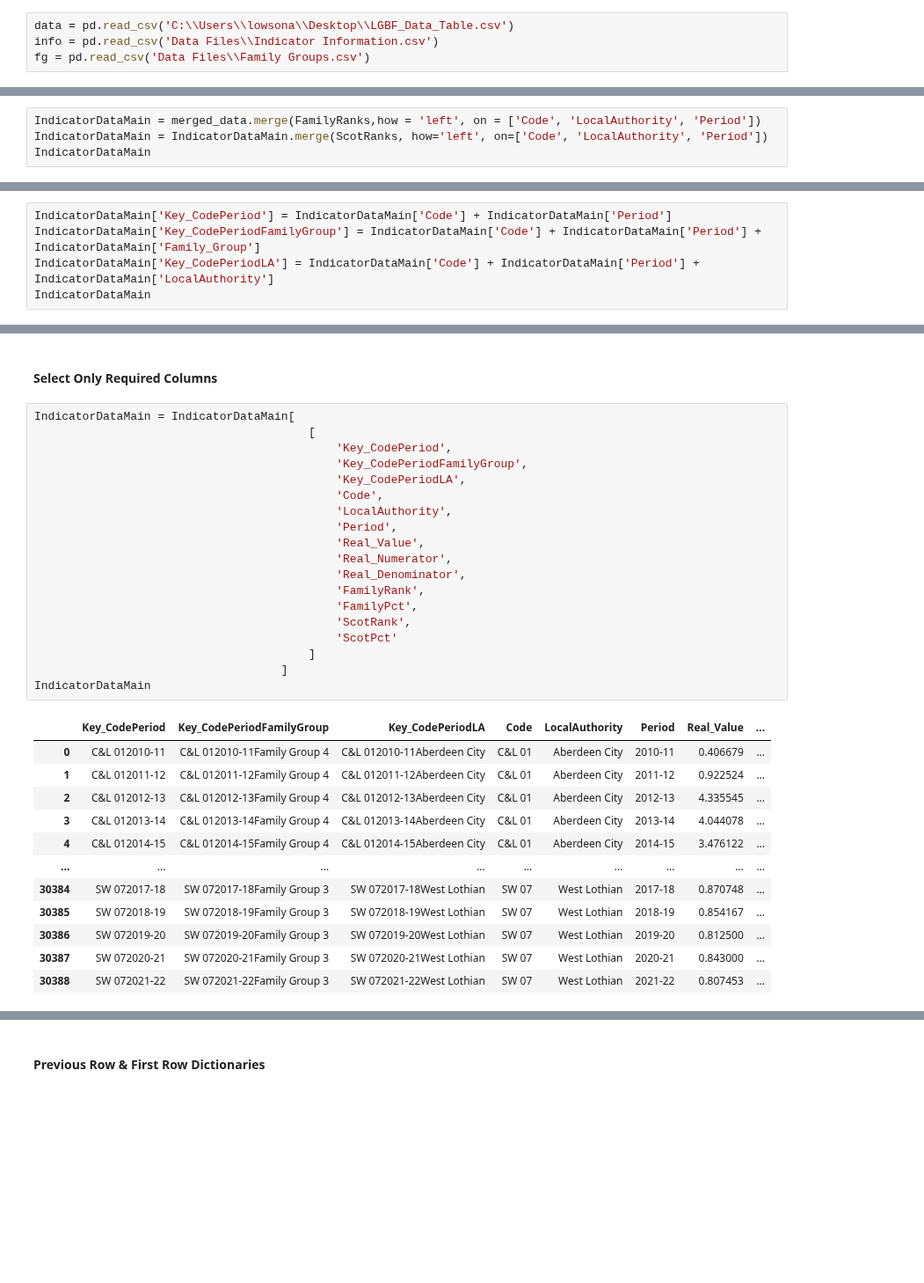
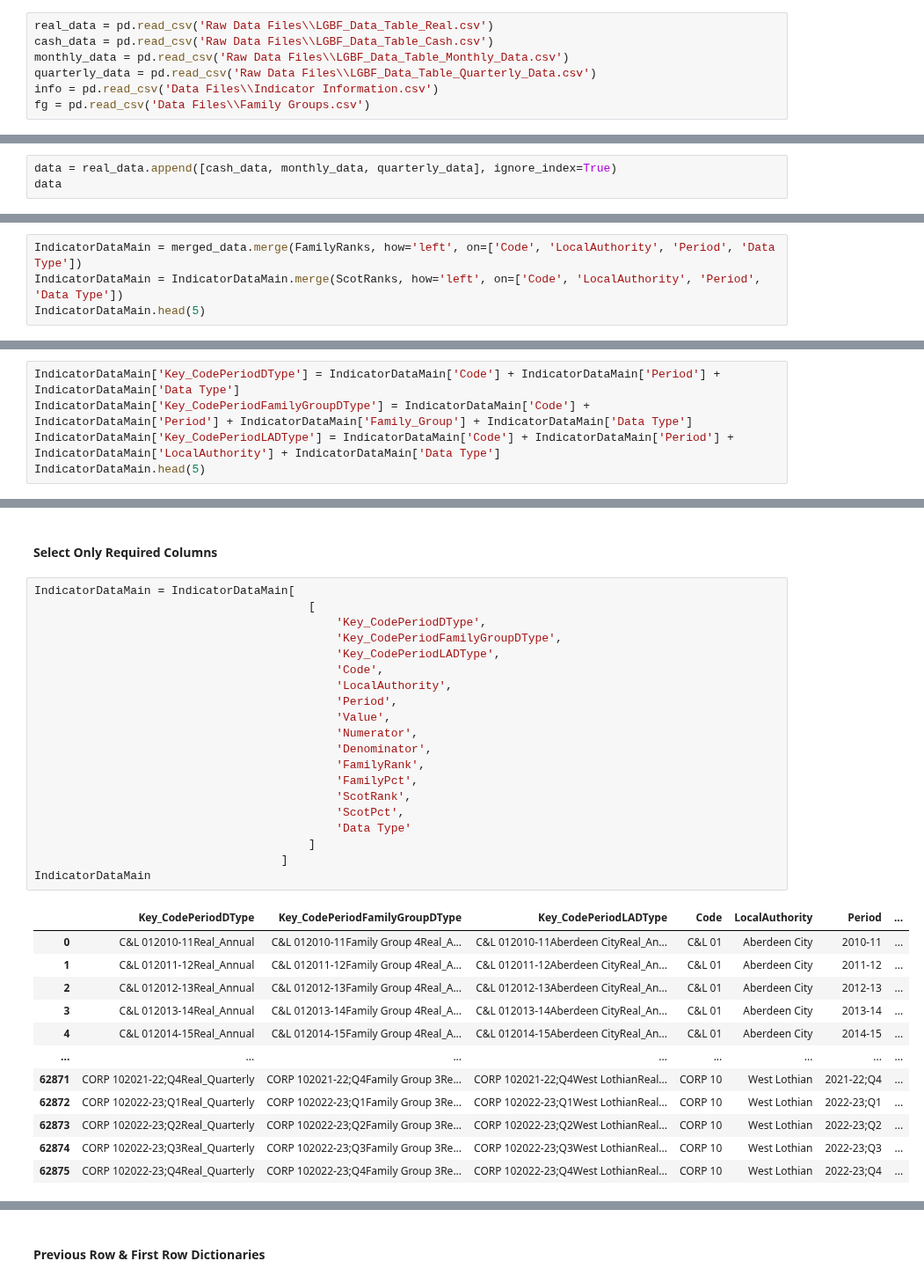
Before and after one commit to SC-TPP/LGBF, a Jupyter notebook: Transform LGBF Data File.ipynb, the cells around one changed output, grey strips where cells are left out. Shown at 88% size. Cells and saved outputs as stored; diff of their text form; blank space fills up the shorter version.

```diff
--- a/Transform LGBF Data File.ipynb
+++ b/Transform LGBF Data File.ipynb
@@ -9,6 +9,9 @@ import math
 # %% [markdown]
 ### Load data from CSVs
 # %%
-data = pd.read_csv('C:\\Users\\lowsona\\Desktop\\LGBF_Data_Table.csv')
+real_data = pd.read_csv('Raw Data Files\\LGBF_Data_Table_Real.csv')
+cash_data = pd.read_csv('Raw Data Files\\LGBF_Data_Table_Cash.csv')
+monthly_data = pd.read_csv('Raw Data Files\\LGBF_Data_Table_Monthly_Data.csv')
+quarterly_data = pd.read_csv('Raw Data Files\\LGBF_Data_Table_Quarterly_Data.csv')
 info = pd.read_csv('Data Files\\Indicator Information.csv')
 fg = pd.read_csv('Data Files\\Family Groups.csv')
@@ -14,0 +48,3 @@ fg = pd.read_csv('Data Files\\Family Groups.csv')
+# %%
+data = real_data.append([cash_data, monthly_data, quarterly_data], ignore_index=True)
+data
@@ -464,7 +540,7 @@ ScotRanks
 # %% [markdown]
 #### Merge Rankings into Main Data
 # %%
-IndicatorDataMain = merged_data.merge(FamilyRanks,how = 'left', on = ['Code', 'LocalAuthority', 'Period'])
-IndicatorDataMain = IndicatorDataMain.merge(ScotRanks, how='left', on=['Code', 'LocalAuthority', 'Period'])
-IndicatorDataMain
+IndicatorDataMain = merged_data.merge(FamilyRanks, how='left', on=['Code', 'LocalAuthority', 'Period', 'Data Type'])
+IndicatorDataMain = IndicatorDataMain.merge(ScotRanks, how='left', on=['Code', 'LocalAuthority', 'Period', 'Data Type'])
+IndicatorDataMain.head(5)
 # %% [output]
@@ -486,8 +555,8 @@ IndicatorDataMain
 # %% [markdown]
 #### Add Keys
 # %%
-IndicatorDataMain['Key_CodePeriod'] = IndicatorDataMain['Code'] + IndicatorDataMain['Period']
-IndicatorDataMain['Key_CodePeriodFamilyGroup'] = IndicatorDataMain['Code'] + IndicatorDataMain['Period'] + IndicatorDataMain['Family_Group']
-IndicatorDataMain['Key_CodePeriodLA'] = IndicatorDataMain['Code'] + IndicatorDataMain['Period'] + IndicatorDataMain['LocalAuthority']
-IndicatorDataMain
+IndicatorDataMain['Key_CodePeriodDType'] = IndicatorDataMain['Code'] + IndicatorDataMain['Period'] + IndicatorDataMain['Data Type']
+IndicatorDataMain['Key_CodePeriodFamilyGroupDType'] = IndicatorDataMain['Code'] + IndicatorDataMain['Period'] + IndicatorDataMain['Family_Group'] + IndicatorDataMain['Data Type']
+IndicatorDataMain['Key_CodePeriodLADType'] = IndicatorDataMain['Code'] + IndicatorDataMain['Period'] + IndicatorDataMain['LocalAuthority'] + IndicatorDataMain['Data Type']
+IndicatorDataMain.head(5)
 # %% [output]
@@ -509,32 +572,33 @@ IndicatorDataMain
 # %%
 IndicatorDataMain = IndicatorDataMain[
                                         [
-                                            'Key_CodePeriod',
-                                            'Key_CodePeriodFamilyGroup',
-                                            'Key_CodePeriodLA',
+                                            'Key_CodePeriodDType',
+                                            'Key_CodePeriodFamilyGroupDType',
+                                            'Key_CodePeriodLADType',
                                             'Code',
                                             'LocalAuthority',
                                             'Period',
-                                            'Real_Value',
-                                            'Real_Numerator',
-                                            'Real_Denominator',
+                                            'Value',
+                                            'Numerator',
+                                            'Denominator',
                                             'FamilyRank',
                                             'FamilyPct',
                                             'ScotRank',
-                                            'ScotPct'
+                                            'ScotPct',
+                                            'Data Type'
                                         ]
                                     ]
 IndicatorDataMain
 # %% [output]
-|  | Key_CodePeriod | Key_CodePeriodFamilyGroup | Key_CodePeriodLA | Code | LocalAuthority | Period | Real_Value | ... |
-| 0 | C&L 012010-11 | C&L 012010-11Family Group 4 | C&L 012010-11Aberdeen City | C&L 01 | Aberdeen City | 2010-11 | 0.406679 | ... |
-| 1 | C&L 012011-12 | C&L 012011-12Family Group 4 | C&L 012011-12Aberdeen City | C&L 01 | Aberdeen City | 2011-12 | 0.922524 | ... |
-| 2 | C&L 012012-13 | C&L 012012-13Family Group 4 | C&L 012012-13Aberdeen City | C&L 01 | Aberdeen City | 2012-13 | 4.335545 | ... |
-| 3 | C&L 012013-14 | C&L 012013-14Family Group 4 | C&L 012013-14Aberdeen City | C&L 01 | Aberdeen City | 2013-14 | 4.044078 | ... |
-| 4 | C&L 012014-15 | C&L 012014-15Family Group 4 | C&L 012014-15Aberdeen City | C&L 01 | Aberdeen City | 2014-15 | 3.476122 | ... |
-| ... | ... | ... | ... | ... | ... | ... | ... | ... |
-| 30384 | SW 072017-18 | SW 072017-18Family Group 3 | SW 072017-18West Lothian | SW 07 | West Lothian | 2017-18 | 0.870748 | ... |
-| 30385 | SW 072018-19 | SW 072018-19Family Group 3 | SW 072018-19West Lothian | SW 07 | West Lothian | 2018-19 | 0.854167 | ... |
-| 30386 | SW 072019-20 | SW 072019-20Family Group 3 | SW 072019-20West Lothian | SW 07 | West Lothian | 2019-20 | 0.812500 | ... |
-| 30387 | SW 072020-21 | SW 072020-21Family Group 3 | SW 072020-21West Lothian | SW 07 | West Lothian | 2020-21 | 0.843000 | ... |
-| 30388 | SW 072021-22 | SW 072021-22Family Group 3 | SW 072021-22West Lothian | SW 07 | West Lothian | 2021-22 | 0.807453 | ... |
+|  | Key_CodePeriodDType | Key_CodePeriodFamilyGroupDType | Key_CodePeriodLADType | Code | LocalAuthority | Period | ... |
+| 0 | C&L 012010-11Real_Annual | C&L 012010-11Family Group 4Real_A... | C&L 012010-11Aberdeen CityReal_An... | C&L 01 | Aberdeen City | 2010-11 | ... |
+| 1 | C&L 012011-12Real_Annual | C&L 012011-12Family Group 4Real_A... | C&L 012011-12Aberdeen CityReal_An... | C&L 01 | Aberdeen City | 2011-12 | ... |
+| 2 | C&L 012012-13Real_Annual | C&L 012012-13Family Group 4Real_A... | C&L 012012-13Aberdeen CityReal_An... | C&L 01 | Aberdeen City | 2012-13 | ... |
+| 3 | C&L 012013-14Real_Annual | C&L 012013-14Family Group 4Real_A... | C&L 012013-14Aberdeen CityReal_An... | C&L 01 | Aberdeen City | 2013-14 | ... |
+| 4 | C&L 012014-15Real_Annual | C&L 012014-15Family Group 4Real_A... | C&L 012014-15Aberdeen CityReal_An... | C&L 01 | Aberdeen City | 2014-15 | ... |
+| ... | ... | ... | ... | ... | ... | ... | ... |
+| 62871 | CORP 102021-22;Q4Real_Quarterly | CORP 102021-22;Q4Family Group 3Re... | CORP 102021-22;Q4West LothianReal... | CORP 10 | West Lothian | 2021-22;Q4 | ... |
+| 62872 | CORP 102022-23;Q1Real_Quarterly | CORP 102022-23;Q1Family Group 3Re... | CORP 102022-23;Q1West LothianReal... | CORP 10 | West Lothian | 2022-23;Q1 | ... |
+| 62873 | CORP 102022-23;Q2Real_Quarterly | CORP 102022-23;Q2Family Group 3Re... | CORP 102022-23;Q2West LothianReal... | CORP 10 | West Lothian | 2022-23;Q2 | ... |
+| 62874 | CORP 102022-23;Q3Real_Quarterly | CORP 102022-23;Q3Family Group 3Re... | CORP 102022-23;Q3West LothianReal... | CORP 10 | West Lothian | 2022-23;Q3 | ... |
+| 62875 | CORP 102022-23;Q4Real_Quarterly | CORP 102022-23;Q4Family Group 3Re... | CORP 102022-23;Q4West LothianReal... | CORP 10 | West Lothian | 2022-23;Q4 | ... |
```
Also changed, not shown: parts of 27 cells of this notebook, 10 other files.
